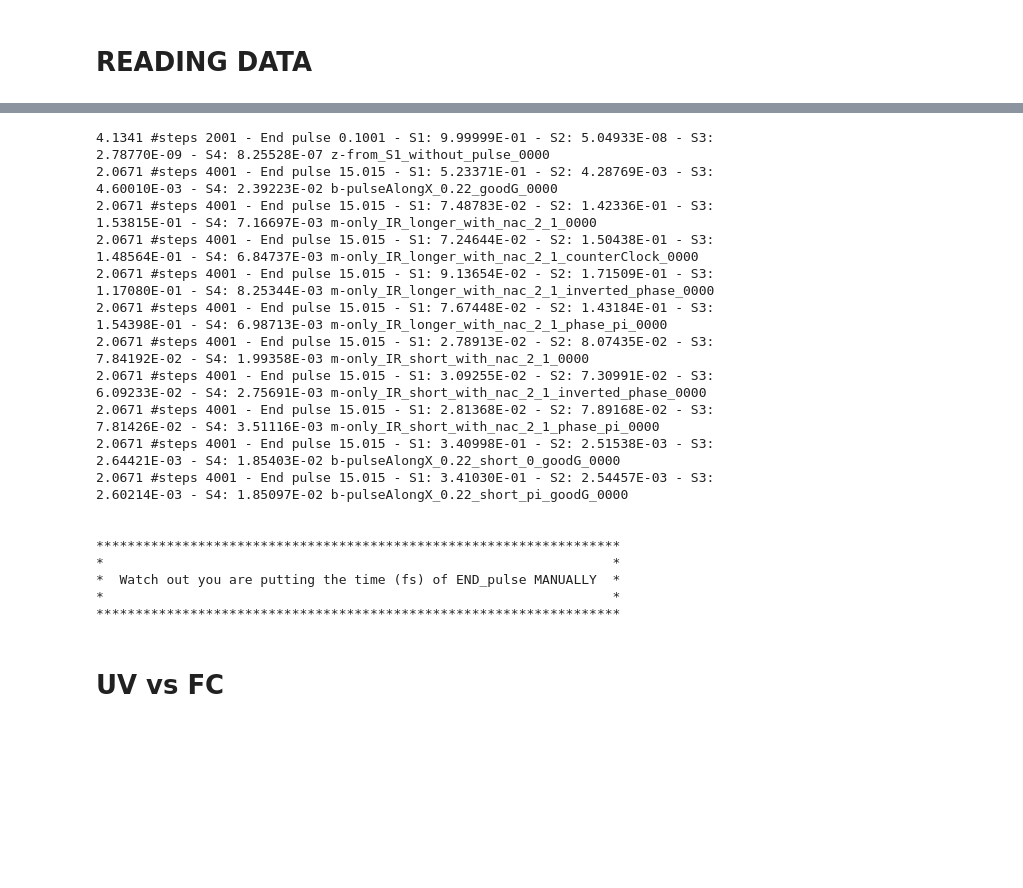
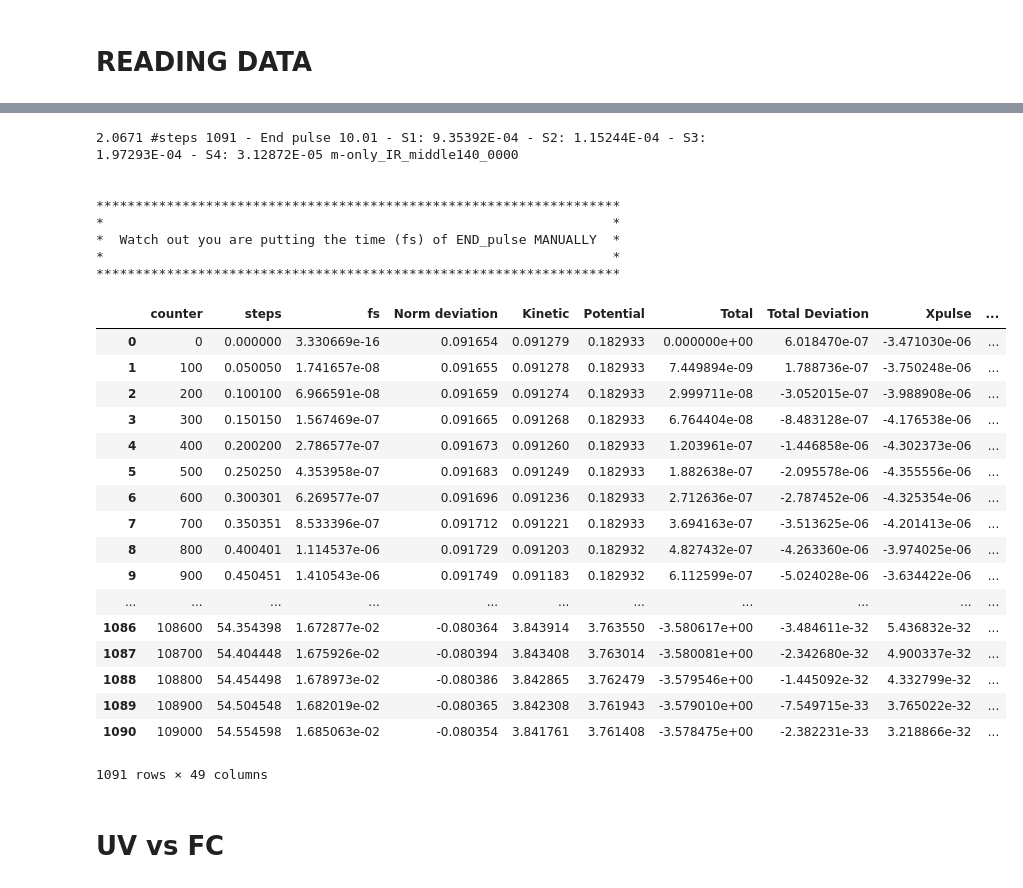
Before and after one commit to acuzzio/GridQuantumPropagator, a Jupyter notebook: Scripts/Calculate_ratios_2.ipynb, the cells around one changed output, grey strips where cells are left out. Cells and saved outputs as stored; diff of their text form; code cells hidden in the pictures; blank space fills up the shorter version.

```diff
--- a/Scripts/Calculate_ratios_2.ipynb
+++ b/Scripts/Calculate_ratios_2.ipynb
@@ -56,7 +54,8 @@ def create_df_from_files_given_name(name,fol,fs_end_pulse):
     #fs_end_pulse = 15 # this is where I start to count Fc population retourning in S0 after the pulse.
     fs_array = df_norm2['fs']
     filtering_on_indexes = np.arange(lengths)
-    number_line_after_pulse = np.where(fs_array > fs_end_pulse)[0][0]
+#     number_line_after_pulse = np.where(fs_array > fs_end_pulse)[0][0]
+    number_line_after_pulse = 200
 
     fs_after_pulse = df_popu['fs'].iloc[number_line_after_pulse]
     s0_after_pulse = df_popu['S0'].iloc[number_line_after_pulse]
@@ -124,32 +123,24 @@ def create_df_from_files_given_name(name,fol,fs_end_pulse):
 
 number = 3
 
-a = create_df_from_files_given_name('z-from_S1_without_pulse_0000',fol,0)
-b = create_df_from_files_given_name('b-pulseAlongX_0.22_goodG_0000',fol,15)
-c = create_df_from_files_given_name('m-only_IR_longer_with_nac_2_1_0000',fol,15)
-d = create_df_from_files_given_name('m-only_IR_longer_with_nac_2_1_counterClock_0000',fol,15)
-e = create_df_from_files_given_name('m-only_IR_longer_with_nac_2_1_inverted_phase_0000',fol,15)
-f = create_df_from_files_given_name('m-only_IR_longer_with_nac_2_1_phase_pi_0000',fol,15)
-g = create_df_from_files_given_name('m-only_IR_short_with_nac_2_1_0000',fol,15)
-h = create_df_from_files_given_name('m-only_IR_short_with_nac_2_1_inverted_phase_0000',fol,15)
-i = create_df_from_files_given_name('m-only_IR_short_with_nac_2_1_phase_pi_0000',fol,15)
-l = create_df_from_files_given_name('b-pulseAlongX_0.22_short_0_goodG_0000',fol,15)
-m = create_df_from_files_given_name('b-pulseAlongX_0.22_short_pi_goodG_0000',fol,15)
+a = create_df_from_files_given_name('m-only_IR_middle140_0000',fol,26)
+
+# a = create_df_from_files_given_name('z-from_S1_without_pulse_0000',fol,0)
+# b = create_df_from_files_given_name('b-pulseAlongX_0.22_goodG_0000',fol,15)
+# c = create_df_from_files_given_name('m-only_IR_longer_with_nac_2_1_0000',fol,15)
+# d = create_df_from_files_given_name('m-only_IR_longer_with_nac_2_1_counterClock_0000',fol,15)
+# e = create_df_from_files_given_name('m-only_IR_longer_with_nac_2_1_inverted_phase_0000',fol,15)
+# f = create_df_from_files_given_name('m-only_IR_longer_with_nac_2_1_phase_pi_0000',fol,15)
+# g = create_df_from_files_given_name('m-only_IR_short_with_nac_2_1_0000',fol,15)
+# h = create_df_from_files_given_name('m-only_IR_short_with_nac_2_1_inverted_phase_0000',fol,15)
+# i = create_df_from_files_given_name('m-only_IR_short_with_nac_2_1_phase_pi_0000',fol,15)
+# l = create_df_from_files_given_name('b-pulseAlongX_0.22_short_0_goodG_0000',fol,15)
+# m = create_df_from_files_given_name('b-pulseAlongX_0.22_short_pi_goodG_0000',fol,15)
 # z2 = create_df_from_files_given_name('z-from_S2_without_pulse_0000',fol,0)   # <- need to do regions and abs file
 
 qp.warning('Watch out you are putting the time (fs) of END_pulse MANUALLY')
 # %% [output]
-4.1341 #steps 2001 - End pulse 0.1001 - S1: 9.99999E-01 - S2: 5.04933E-08 - S3: 2.78770E-09 - S4: 8.25528E-07 z-from_S1_without_pulse_0000
-2.0671 #steps 4001 - End pulse 15.015 - S1: 5.23371E-01 - S2: 4.28769E-03 - S3: 4.60010E-03 - S4: 2.39223E-02 b-pulseAlongX_0.22_goodG_0000
-2.0671 #steps 4001 - End pulse 15.015 - S1: 7.48783E-02 - S2: 1.42336E-01 - S3: 1.53815E-01 - S4: 7.16697E-03 m-only_IR_longer_with_nac_2_1_0000
-2.0671 #steps 4001 - End pulse 15.015 - S1: 7.24644E-02 - S2: 1.50438E-01 - S3: 1.48564E-01 - S4: 6.84737E-03 m-only_IR_longer_with_nac_2_1_counterClock_0000
-2.0671 #steps 4001 - End pulse 15.015 - S1: 9.13654E-02 - S2: 1.71509E-01 - S3: 1.17080E-01 - S4: 8.25344E-03 m-only_IR_longer_with_nac_2_1_inverted_phase_0000
-2.0671 #steps 4001 - End pulse 15.015 - S1: 7.67448E-02 - S2: 1.43184E-01 - S3: 1.54398E-01 - S4: 6.98713E-03 m-only_IR_longer_with_nac_2_1_phase_pi_0000
-2.0671 #steps 4001 - End pulse 15.015 - S1: 2.78913E-02 - S2: 8.07435E-02 - S3: 7.84192E-02 - S4: 1.99358E-03 m-only_IR_short_with_nac_2_1_0000
-2.0671 #steps 4001 - End pulse 15.015 - S1: 3.09255E-02 - S2: 7.30991E-02 - S3: 6.09233E-02 - S4: 2.75691E-03 m-only_IR_short_with_nac_2_1_inverted_phase_0000
-2.0671 #steps 4001 - End pulse 15.015 - S1: 2.81368E-02 - S2: 7.89168E-02 - S3: 7.81426E-02 - S4: 3.51116E-03 m-only_IR_short_with_nac_2_1_phase_pi_0000
-2.0671 #steps 4001 - End pulse 15.015 - S1: 3.40998E-01 - S2: 2.51538E-03 - S3: 2.64421E-03 - S4: 1.85403E-02 b-pulseAlongX_0.22_short_0_goodG_0000
-2.0671 #steps 4001 - End pulse 15.015 - S1: 3.41030E-01 - S2: 2.54457E-03 - S3: 2.60214E-03 - S4: 1.85097E-02 b-pulseAlongX_0.22_short_pi_goodG_0000
+2.0671 #steps 1091 - End pulse 10.01 - S1: 9.35392E-04 - S2: 1.15244E-04 - S3: 1.97293E-04 - S4: 3.12872E-05 m-only_IR_middle140_0000
 
 
 *******************************************************************
@@ -159,6 +150,27 @@ qp.warning('Watch out you are putting the time (fs) of END_pulse MANUALLY')
 *******************************************************************
 # %%
 colors = ['b', 'g', 'r', 'm', 'c', 'y', 'k', 'mediumpurple']
+# %%
+a
+# %% [output]
+|  | counter | steps | fs | Norm deviation | Kinetic | Potential | Total | Total Deviation | Xpulse | ... |
+| 0 | 0 | 0.000000 | 3.330669e-16 | 0.091654 | 0.091279 | 0.182933 | 0.000000e+00 | 6.018470e-07 | -3.471030e-06 | ... |
+| 1 | 100 | 0.050050 | 1.741657e-08 | 0.091655 | 0.091278 | 0.182933 | 7.449894e-09 | 1.788736e-07 | -3.750248e-06 | ... |
+| 2 | 200 | 0.100100 | 6.966591e-08 | 0.091659 | 0.091274 | 0.182933 | 2.999711e-08 | -3.052015e-07 | -3.988908e-06 | ... |
+| 3 | 300 | 0.150150 | 1.567469e-07 | 0.091665 | 0.091268 | 0.182933 | 6.764404e-08 | -8.483128e-07 | -4.176538e-06 | ... |
+| 4 | 400 | 0.200200 | 2.786577e-07 | 0.091673 | 0.091260 | 0.182933 | 1.203961e-07 | -1.446858e-06 | -4.302373e-06 | ... |
+| 5 | 500 | 0.250250 | 4.353958e-07 | 0.091683 | 0.091249 | 0.182933 | 1.882638e-07 | -2.095578e-06 | -4.355556e-06 | ... |
+| 6 | 600 | 0.300301 | 6.269577e-07 | 0.091696 | 0.091236 | 0.182933 | 2.712636e-07 | -2.787452e-06 | -4.325354e-06 | ... |
+| 7 | 700 | 0.350351 | 8.533396e-07 | 0.091712 | 0.091221 | 0.182933 | 3.694163e-07 | -3.513625e-06 | -4.201413e-06 | ... |
+| 8 | 800 | 0.400401 | 1.114537e-06 | 0.091729 | 0.091203 | 0.182932 | 4.827432e-07 | -4.263360e-06 | -3.974025e-06 | ... |
+| 9 | 900 | 0.450451 | 1.410543e-06 | 0.091749 | 0.091183 | 0.182932 | 6.112599e-07 | -5.024028e-06 | -3.634422e-06 | ... |
+| ... | ... | ... | ... | ... | ... | ... | ... | ... | ... | ... |
+| 1086 | 108600 | 54.354398 | 1.672877e-02 | -0.080364 | 3.843914 | 3.763550 | -3.580617e+00 | -3.484611e-32 | 5.436832e-32 | ... |
+| 1087 | 108700 | 54.404448 | 1.675926e-02 | -0.080394 | 3.843408 | 3.763014 | -3.580081e+00 | -2.342680e-32 | 4.900337e-32 | ... |
+| 1088 | 108800 | 54.454498 | 1.678973e-02 | -0.080386 | 3.842865 | 3.762479 | -3.579546e+00 | -1.445092e-32 | 4.332799e-32 | ... |
+| 1089 | 108900 | 54.504548 | 1.682019e-02 | -0.080365 | 3.842308 | 3.761943 | -3.579010e+00 | -7.549715e-33 | 3.765022e-32 | ... |
+| 1090 | 109000 | 54.554598 | 1.685063e-02 | -0.080354 | 3.841761 | 3.761408 | -3.578475e+00 | -2.382231e-33 | 3.218866e-32 | ... |
+1091 rows × 49 columns
 # %% [markdown]
 # UV vs FC
 # %%
```
Also changed, not shown: parts of 2 cells of this notebook, 7 other files.
